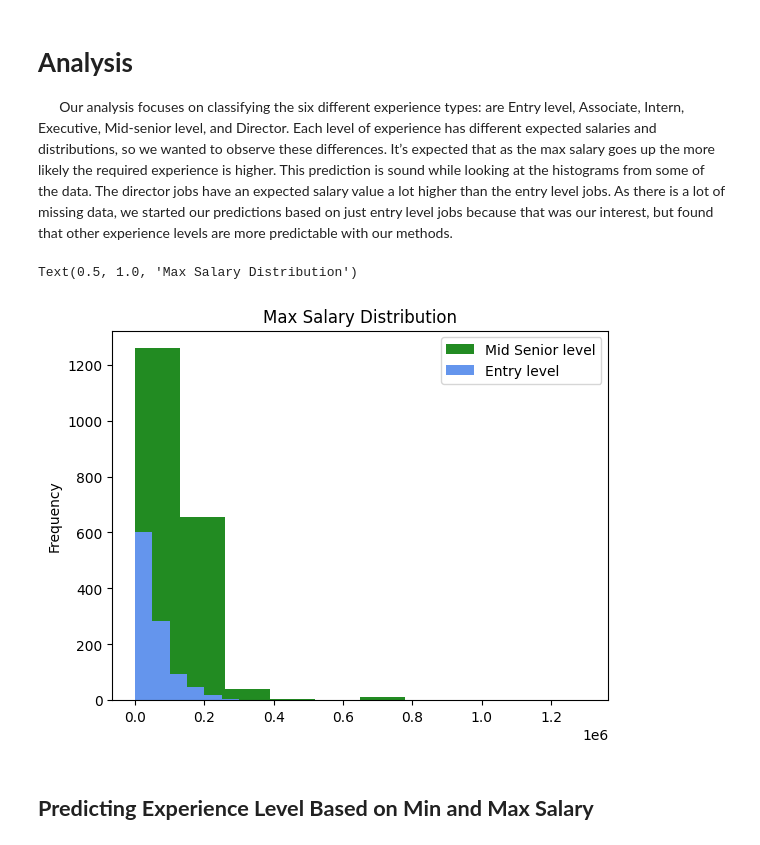
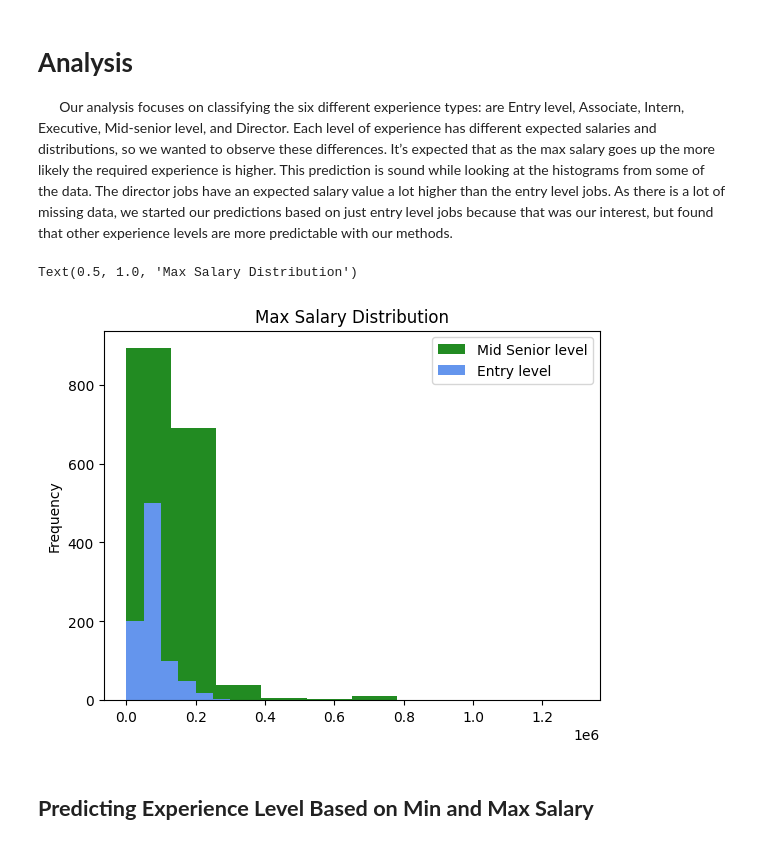
Before and after one commit to sarahwinters64/portfolio_projects, a Jupyter notebook: Analyzing Data from LinkedIn Job Postings.ipynb, the cells around one changed output. Saved outputs shown, nothing was run; the diff lists cells and outputs as text; code cells hidden in the pictures.

Commit message:
cleaned up the data better

```diff
--- a/Analyzing Data from LinkedIn Job Postings.ipynb
+++ b/Analyzing Data from LinkedIn Job Postings.ipynb
@@ -72,16 +72,3 @@ compensation_type              9384
 dtype: int64
 # %% [markdown]
 &emsp; &nbsp; The most important data to us were those corresponding with description, salary, experience level, and skills. Because of this, we originally looked at the rows that had this data missing, and dropped the NaN values for description, and then the data for maximum salary. After looking at the missing data again, we noticed that the NaN values for maximum salary were the same rows as the missing minimum salary data, so there weren't any missing values in either salary column after dropping the missing maximums. The median salary data felt less important to our goals, so we decided to also drop those values as well. After dropping these NaN values, we felt there were still sufficient data for our analysis, which was part of the reason we felt this dataset was adequate for the predictions and observations we were going to make. However, the formatted experience level column had information we wanted, so we decided to also drop the rows that had NaN values in this column.
-# %%
-job_postings_data = job_postings_data[job_postings_data['description'].notna()]
-
-# now drop the max, min salaries with NaN values
-job_postings_data = job_postings_data[job_postings_data['max_salary'].notna()]
-# before dropping the median salary, save a copy of the dataframe
-jobs_with_median = job_postings_data
-# drop the median salary for now-- just since there are so many NaN values
-job_postings_data = job_postings_data.drop('med_salary', axis=1)
-
-# now observe all the columns that still have missing data
-missing_data = job_postings_data.isna().sum()
-print(missing_data)
@@ -106,3 +75,33 @@ dtype: int64
+# %%
+job_postings_data = job_postings_data[job_postings_data['description'].notna()]
+
+# now drop the max, min salaries with NaN values
+job_postings_data = job_postings_data[job_postings_data['max_salary'].notna()]
+
+# drop the missing formatted experience data
+job_postings_data = job_postings_data[job_postings_data['formatted_experience_level'].notna()]
+# we only want to look at the salary that's yearly
+job_postings_data['pay_period'].value_counts()
+job_postings_data['formatted_work_type'].value_counts()
+
+# filter out the data to just be full-time
+full_time_mask = job_postings_data['formatted_work_type'] == 'Full-time'
+full_time_data = job_postings_data[full_time_mask]
+# print(full_time_data['pay_period'].value_counts())
+
+# multiply the monthly max and min salary  by 12
+monthly_mask = full_time_data['pay_period'] == 'MONTHLY'
+full_time_data.loc[monthly_mask, ['min_salary', 'max_salary']] *= 12
+
+# multiply the hourly data
+hourly_mask = full_time_data['pay_period'] == 'HOURLY'
+full_time_data.loc[hourly_mask, ['min_salary', 'max_salary']] *= (40 * 52)
+
+# print(full_time_data.columns)
+
+# now observe all the columns that still have missing data
+missing_data = full_time_data.isna().sum()
+# print(missing_data)
 # %% [markdown]
 &emsp; &nbsp; Usually we would want to replace the missing data with something that still had value to our model, so we wouldn't lose any information that could assist with our predictions. However, since our main question ended up surrounding the maximum salary, minimum salary, and formatted experience level columns, we decided that dropping the missing data was the best option, since we could not think of appropriate replacements that would add any use. After dropping these values, we later created one-hot encodings for each type of experience level, so we could go through each one and observe the accuracy of our model’s predictions.
 # %% [markdown]
@@ -111,21 +110,21 @@ dtype: int64
 &emsp; &nbsp; Our analysis focuses on classifying the six different experience types: are Entry level, Associate, Intern, Executive, Mid-senior level, and Director. Each level of experience has different expected salaries and distributions, so we wanted to observe these differences. It’s expected that as the max salary goes up the more likely the required experience is higher. This prediction is sound while looking at the histograms from some of the data. The director jobs have an expected salary value a lot higher than the entry level jobs. As there is a lot of missing data, we started our predictions based on just entry level jobs because that was our interest, but found that other experience levels are more predictable with our methods.
 # %%
 # using the modified job postings data from section 2.2
-level_data = job_postings_data.groupby("formatted_experience_level")
+level_data = full_time_data.groupby("formatted_experience_level")
 
 # create two subplots: entry level and mid-senior level
 entry_level_data = level_data.get_group("Entry level")
 mid_senior_level_data = level_data.get_group("Mid-Senior level")
 
 plt.figure()
 mid_senior_level_data["max_salary"].plot(kind="hist", y="max_salary", label="Mid Senior level", color='forestgreen')
 entry_level_data["max_salary"].plot(kind="hist", y="max_salary", label="Entry level", color='cornflowerblue')
 
 plt.legend()
 plt.title("Max Salary Distribution")
 # %% [output]
 Text(0.5, 1.0, 'Max Salary Distribution')
-[figure, old version]
+[figure, new version]
 # %% [markdown]
 ## **Predicting Experience Level Based on Min and Max Salary**
 # %% [markdown]
```
Also changed, not shown: parts of 8 cells of this notebook.
